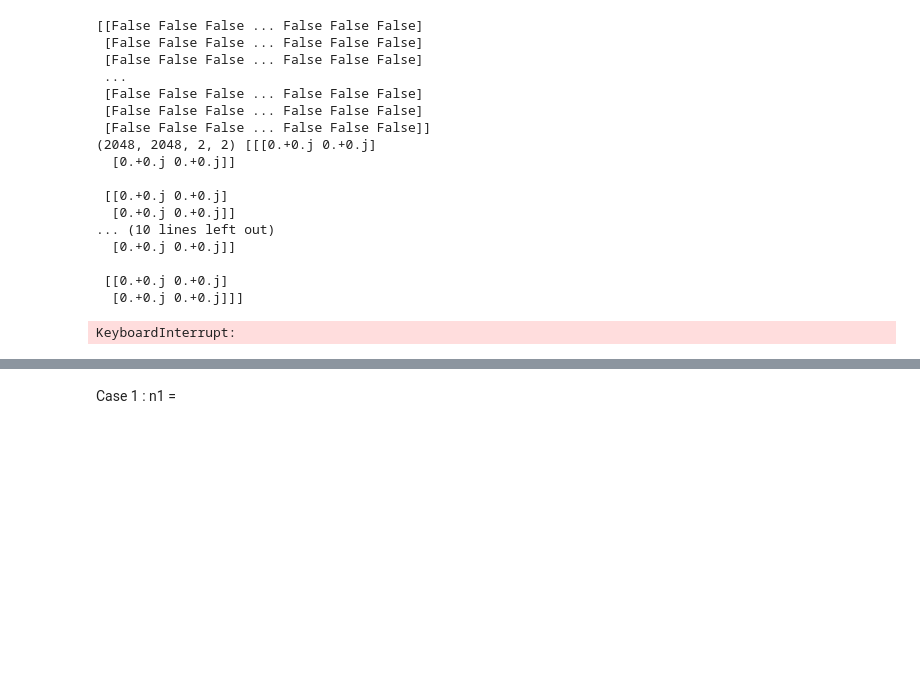
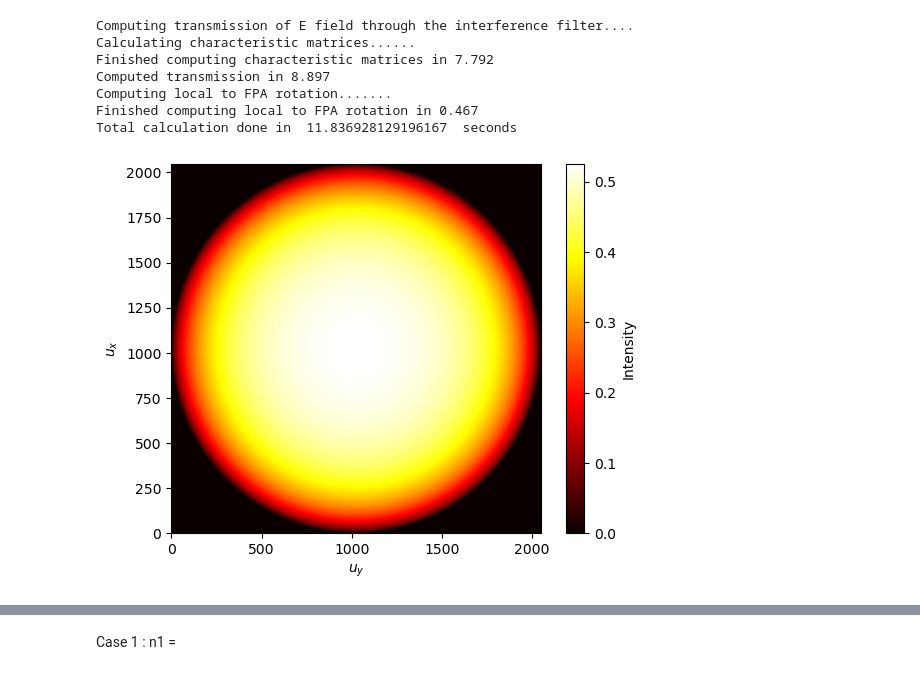
Before and after one commit to nihardalal/PSFSim, a Jupyter notebook: test_filter_detector_properties.ipynb, the cells around one changed output, grey strips where cells are left out. Saved outputs shown, nothing was run; the diff lists cells and outputs as text; code cells hidden in the pictures; blank space fills up the shorter version.

```diff
--- a/test_filter_detector_properties.ipynb
+++ b/test_filter_detector_properties.ipynb
@@ -124,55 +127,45 @@ def nHgCdTe(wavelength, force_old=False, force_short=False):
 # %%
-wavelength = 0.48
+wavelength = 2.0
 n1 = 1.5
 n2 = 1.43
 n3 = 2.0
 
 
 th = 1.0
 
-zp = np.linspace(0, 5, num=100) # depth into the detector in microns
+zp = np.linspace(0, 5, num=5) # depth into the detector in microns
 
 ux=np.array([0.0])
 ux = np.linspace(-1, 1., num=2048)
 
 uy=np.array([0.0])
 uy = np.linspace(-1, 1., num=2048)
 ux, uy= np.meshgrid(ux,uy, indexing='ij')
 k0 = 2*np.pi/wavelength
 
 
 
 
-glass = filter_detector(1., th/3., 1., th/3., 1., th/3.,sgn=1)
+glass = filter_detector(n1, th/3., n2, th/3., n3, th/3.,sgn=1)
 
 Ex, Ey, Ez = glass.Transmitted_E(wavelength, ux, uy, zp)
 absE = np.sqrt(np.abs(Ex)**2 + np.abs(Ey)**2 + np.abs(Ez)**2)
 Intensity = absE**2
 
 
 
 
 plt.imshow(Intensity[:, :, 0], origin='lower', cmap='hot')
 plt.colorbar(label='Intensity')
 plt.ylabel(r'$u_x$')
 plt.xlabel(r'$u_y$')
 plt.show()
 # %% [output]
-[[False False False ... False False False]
- [False False False ... False False False]
- [False False False ... False False False]
- ...
- [False False False ... False False False]
- [False False False ... False False False]
- [False False False ... False False False]]
-(2048, 2048, 2, 2) [[[0.+0.j 0.+0.j]
-  [0.+0.j 0.+0.j]]
-
- [[0.+0.j 0.+0.j]
-  [0.+0.j 0.+0.j]]
-... (10 lines left out)
-  [0.+0.j 0.+0.j]]
-
- [[0.+0.j 0.+0.j]
-  [0.+0.j 0.+0.j]]]
+Computing transmission of E field through the interference filter....
+Calculating characteristic matrices......
+Finished computing characteristic matrices in 7.792
+Computed transmission in 8.897
+Computing local to FPA rotation.......
+Finished computing local to FPA rotation in 0.467
+Total calculation done in  11.836928129196167  seconds
-KeyboardInterrupt:
+[figure, added]
```
Also changed, not shown: parts of 7 cells of this notebook, 4 other files.
